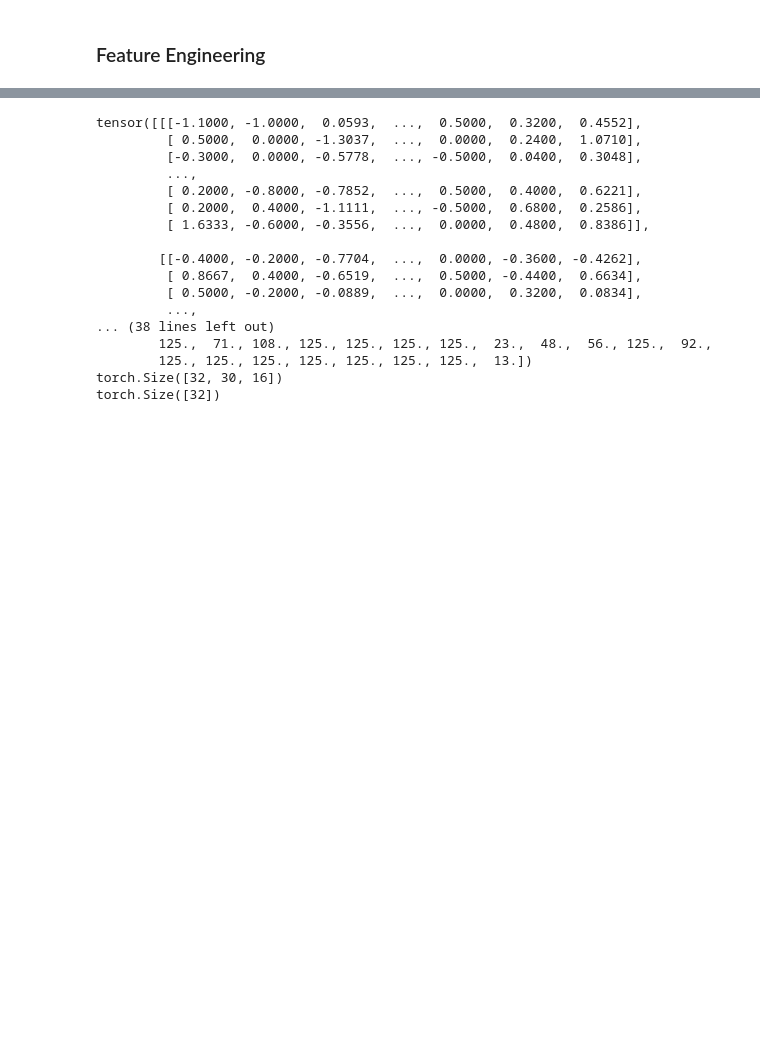
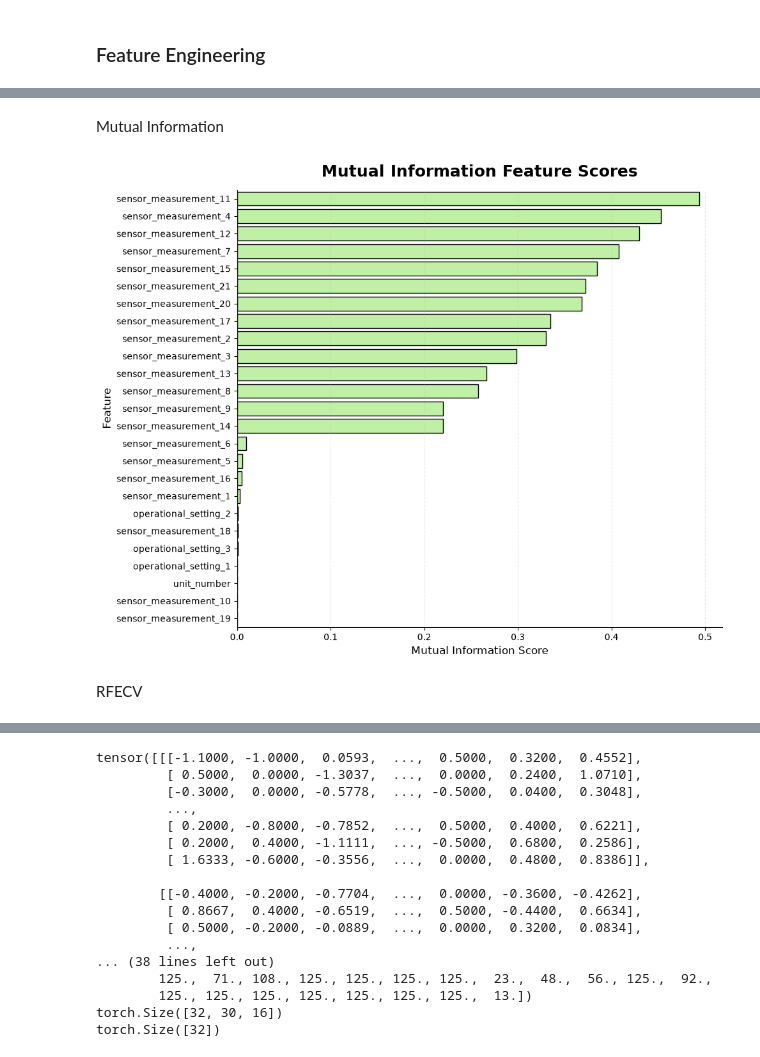
Before and after one commit to Aryan-Kaisth/Turbofan-Prognostics, a Jupyter notebook: notebooks/02_feature_engineering.ipynb, the cells around one changed output, grey strips where cells are left out. Cells and saved outputs as stored; diff of their text form; code cells hidden in the pictures; blank space fills up the shorter version.

```diff
--- a/notebooks/02_feature_engineering.ipynb
+++ b/notebooks/02_feature_engineering.ipynb
@@ -140,5 +130,12 @@ plt.tight_layout()
 plt.show()
 # %% [output]
 [figure]
+# %%
+X = train.drop(['time_cycles', 'linear_rul', 'piecewise_rul'], axis=1)
+y_linear = train['linear_rul']
+y_piecewise = train['piecewise_rul']
+
+X_test = test.drop(['time_cycles'], axis=1)
+y_test = test_labels.copy(deep=True)
 # %% [markdown]
 ### Feature Engineering
@@ -145,2 +144,13 @@ plt.show()
 # %%
+selector = VarianceThreshold(threshold=0)
+selector.fit(X)
+
+# Features kept
+kept_features = X.columns[selector.get_support()]
+
+# Features dropped
+dropped_features = X.columns[~selector.get_support()]
+
+print("Dropped Features:")
+print(dropped_features.tolist())
 # %% [output]
@@ -159,0 +159,60 @@ plt.show()
+# %% [markdown]
+Mutual Information
+# %%
+mi_scores = mutual_info_regression(X, y_piecewise, random_state=42)
+
+mi_df = (
+    pd.DataFrame(
+        {
+            "Feature": X.columns,
+            "Mutual Information": mi_scores,
+        }
+    )
+    .sort_values(
+        "Mutual Information",
+        ascending=False,
+    )
+)
+
+fig, ax = plt.subplots(figsize=(10, 8))
+
+sns.barplot(
+    data=mi_df,
+    x="Mutual Information",
+    y="Feature",
+    color="#BDFC98",
+    edgecolor="black",
+    ax=ax,
+)
+
+ax.set_title(
+    "Mutual Information Feature Scores",
+    fontsize=18,
+    fontweight="bold",
+    pad=15,
+)
+
+ax.set_xlabel(
+    "Mutual Information Score",
+    fontsize=12,
+)
+
+ax.set_ylabel(
+    "Feature",
+    fontsize=12,
+)
+
+ax.grid(
+    axis="x",
+    linestyle="--",
+    alpha=0.3,
+)
+
+sns.despine()
+
+plt.tight_layout()
+plt.show()
+# %% [output]
+[figure, added]
+# %% [markdown]
+RFECV
```
Also changed, not shown: parts of 17 cells of this notebook.
